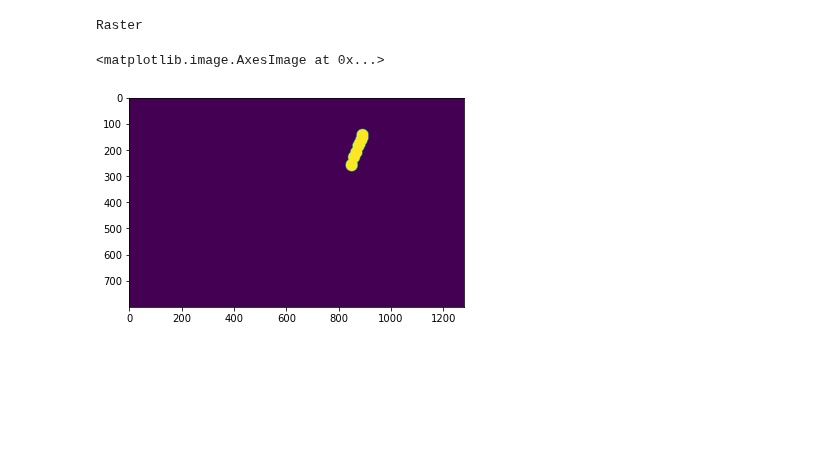
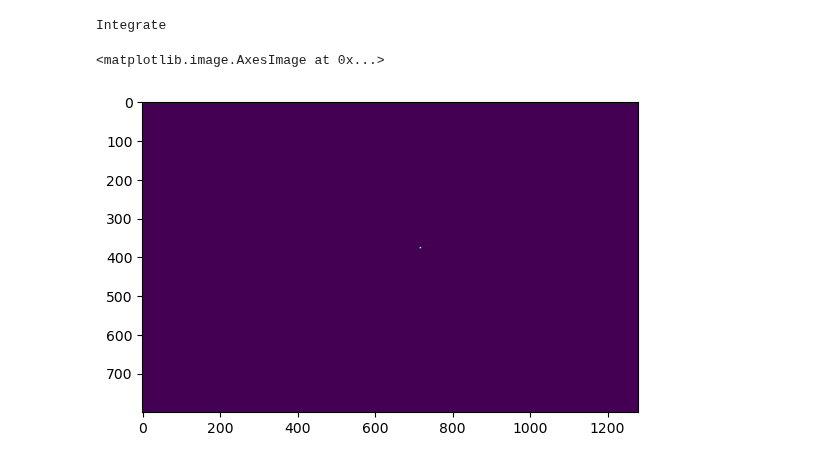
Before and after one commit to Peter-Hogg/SLAP2_Utils, a Jupyter notebook: Slap2 Utils Test.ipynb, the cells around one changed output. Drawn from its saved outputs; the diff is of its cells as text; code cells hidden in the pictures; blank space fills up the shorter version.

```diff
--- a/Slap2 Utils Test.ipynb
+++ b/Slap2 Utils Test.ipynb
@@ -60,21 +73,21 @@ plt.plot(_trace[:1000])
 # %%
-testMeta = MetaData('TestData/Tadpole2_20230829_183310_DMD2.meta')
-roi_shape = testMeta.AcquisitionContainer.ROIs[2].shapeData
-print(testMeta.AcquisitionContainer.ROIs[2].imageMode)
+testMeta = MetaData('C:\\Users\\Jerry\\Desktop\\240109_Sim3D\\WorkingFile_20231220_150500_DMD1.meta')
+roi_shape = testMeta.AcquisitionContainer.ROIs[0].shapeData
+print(testMeta.AcquisitionContainer.ROIs[0].imageMode)
 
 
 img = np.zeros((800, 1280), dtype=np.uint8)
 
 rr, cc = polygon_perimeter(roi_shape[0,:], roi_shape[1,:],
 
                            shape=img.shape, clip=True)
 img[rr, cc] = 1
 
 plt.imshow(img)
 # %% [output]
-Raster
+Integrate
 <matplotlib.image.AxesImage at 0x...>
-[figure, old version]
+[figure, new version]
 # %%
 print(hDataFile.metaData.AcquisitionContainer.ParsePlan['acqParsePlan']['sliceIdx'])
 (hDataFile.metaData.AcquisitionContainer.ParsePlan['acqParsePlan']['superPixelID'])
```
Also changed, not shown: parts of 4 cells of this notebook, 2 other files.
